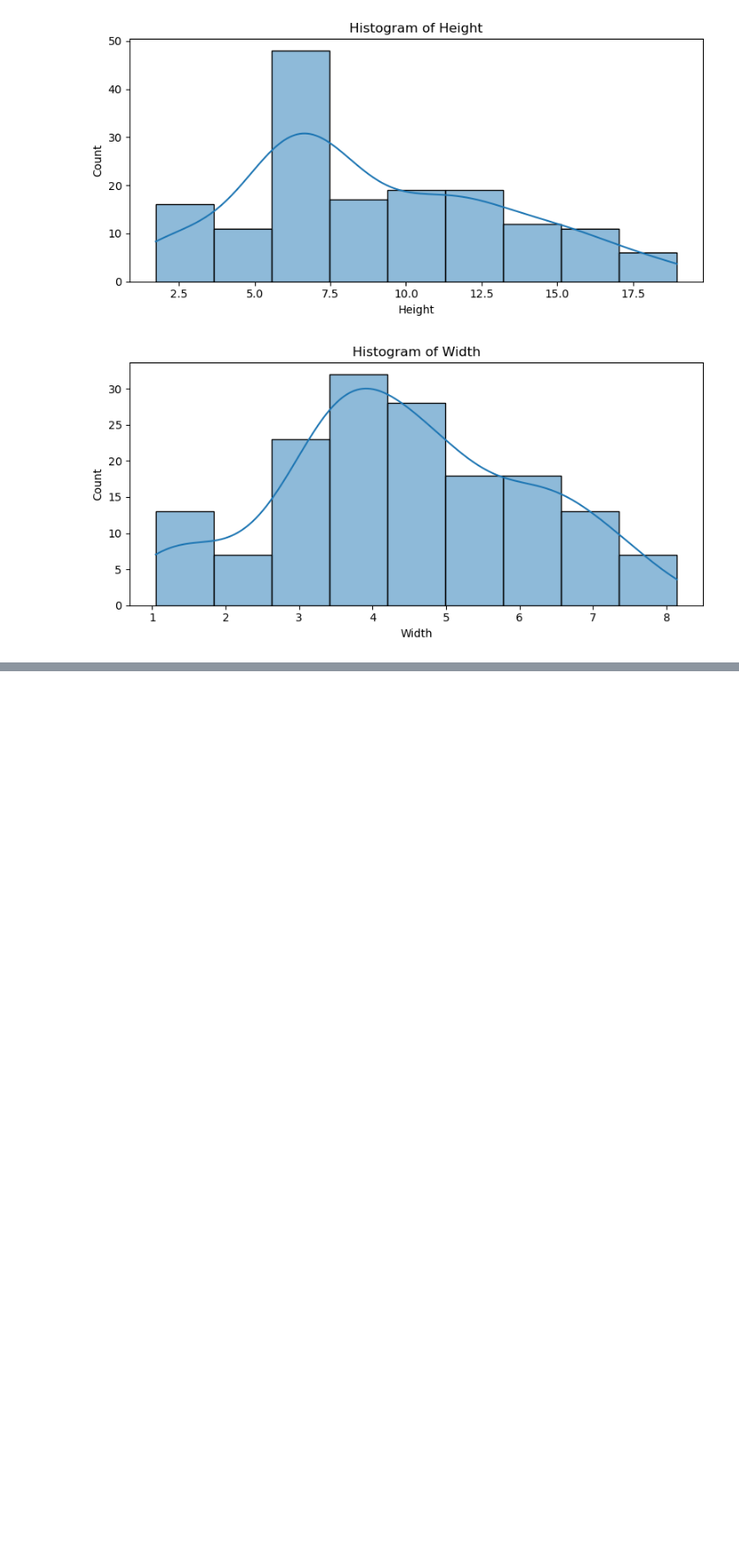
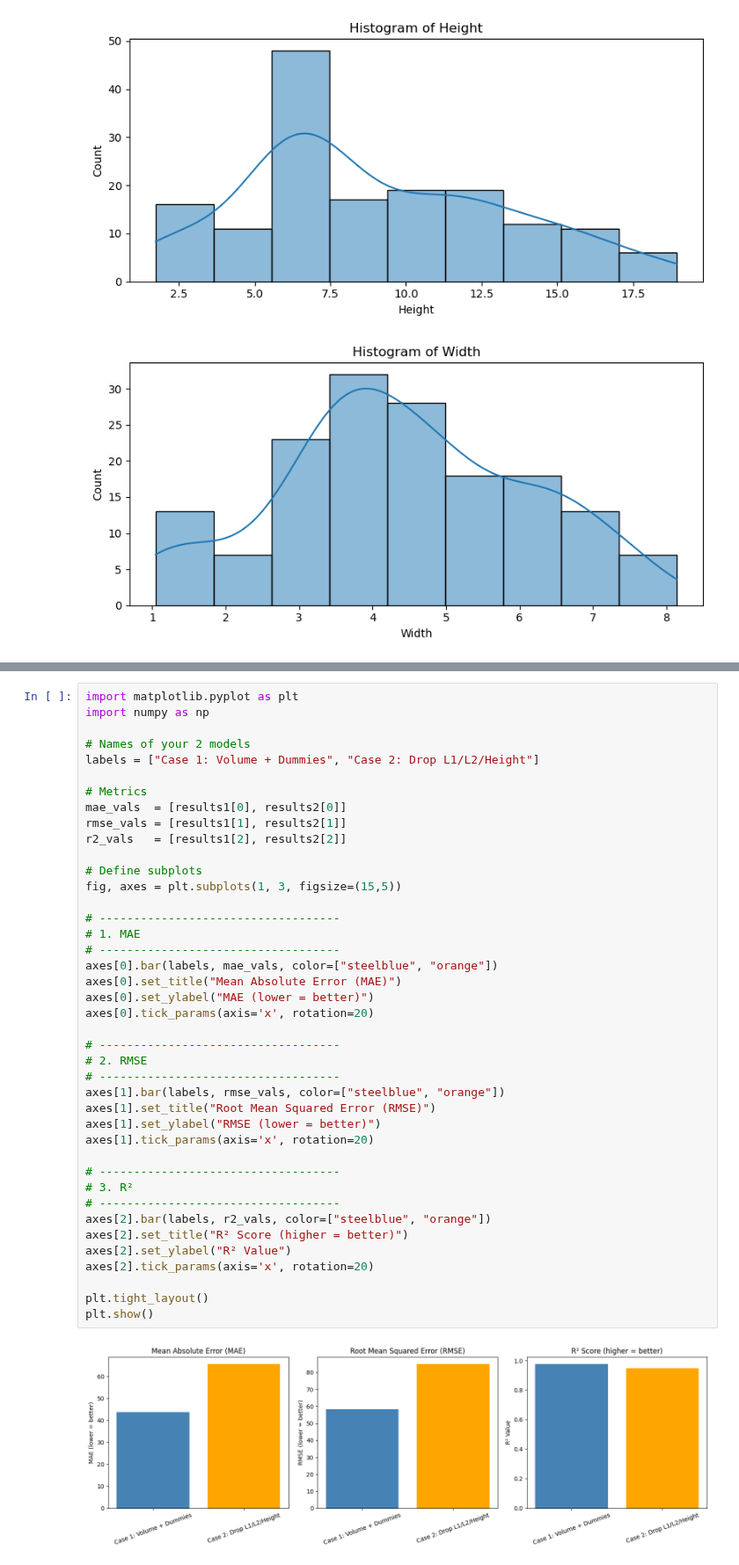
Before and after one commit to kellymegan/ASDA_2025_Group_2_Portfolio_, a Jupyter notebook: notebooks/week_07_group_2_notebook.ipynb, the cells around one changed output, grey strips where cells are left out. Shown at 88% size. Cells and saved outputs as stored; diff of their text form; blank space fills up the shorter version.

Commit message:
Merged latest models + updated analysis to week 07 notebook

```diff
--- a/notebooks/week_07_group_2_notebook.ipynb
+++ b/notebooks/week_07_group_2_notebook.ipynb
@@ -215,0 +323,43 @@ for col in data.columns:
+# %%
+import matplotlib.pyplot as plt
+import numpy as np
+
+# Names of your 2 models
+labels = ["Case 1: Volume + Dummies", "Case 2: Drop L1/L2/Height"]
+
+# Metrics
+mae_vals  = [results1[0], results2[0]]
+rmse_vals = [results1[1], results2[1]]
+r2_vals   = [results1[2], results2[2]]
+
+# Define subplots
+fig, axes = plt.subplots(1, 3, figsize=(15,5))
+
+# -----------------------------------
+# 1. MAE
+# -----------------------------------
+axes[0].bar(labels, mae_vals, color=["steelblue", "orange"])
+axes[0].set_title("Mean Absolute Error (MAE)")
+axes[0].set_ylabel("MAE (lower = better)")
+axes[0].tick_params(axis='x', rotation=20)
+
+# -----------------------------------
+# 2. RMSE
+# -----------------------------------
+axes[1].bar(labels, rmse_vals, color=["steelblue", "orange"])
+axes[1].set_title("Root Mean Squared Error (RMSE)")
+axes[1].set_ylabel("RMSE (lower = better)")
+axes[1].tick_params(axis='x', rotation=20)
+
+# -----------------------------------
+# 3. R²
+# -----------------------------------
+axes[2].bar(labels, r2_vals, color=["steelblue", "orange"])
+axes[2].set_title("R² Score (higher = better)")
+axes[2].set_ylabel("R² Value")
+axes[2].tick_params(axis='x', rotation=20)
+
+plt.tight_layout()
+plt.show()
+# %% [output]
+[figure, added]
```
Also changed, not shown: parts of 10 cells of this notebook.
